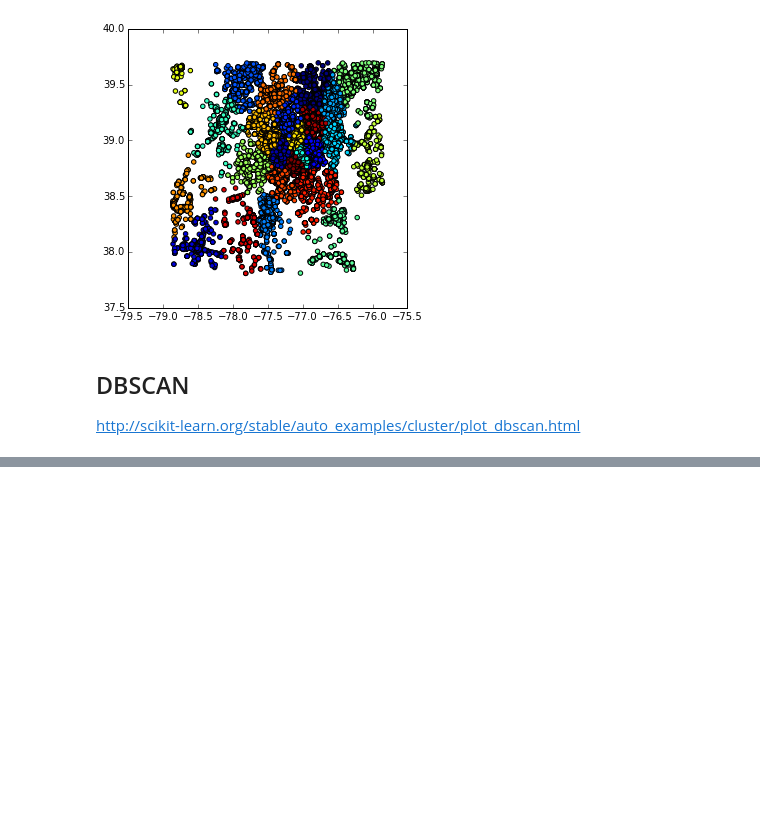
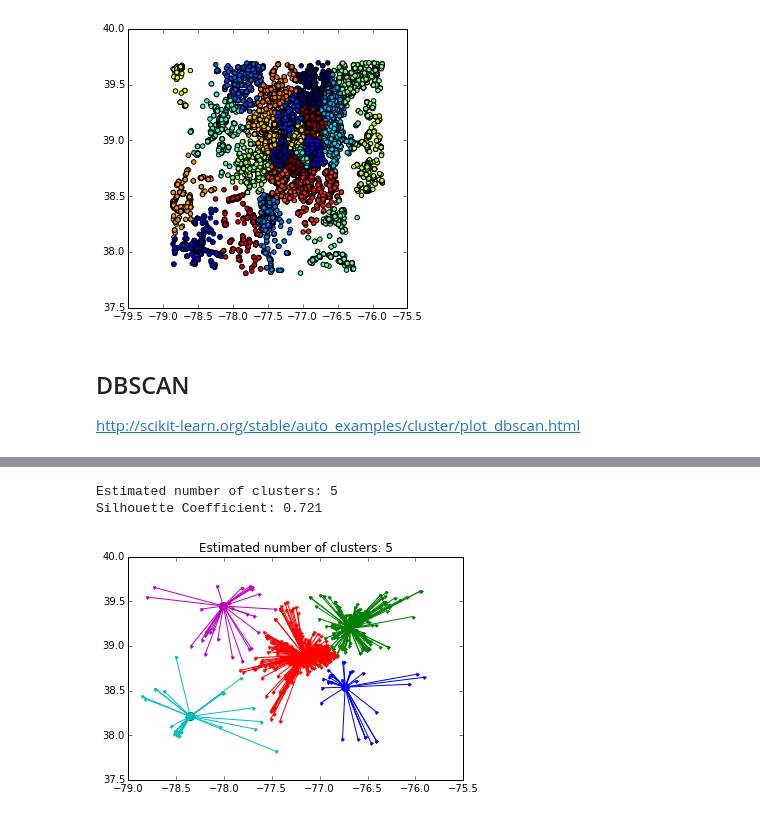
Before and after one commit to GeoBbox/geobbox, a Jupyter notebook: analysis/notebooks/Tweet-scratchpad.ipynb, the cells around one changed output, grey strips where cells are left out. Cells and saved outputs as stored; diff of their text form; code cells hidden in the pictures; blank space fills up the shorter version.

```diff
--- a/analysis/notebooks/Tweet-scratchpad.ipynb
+++ b/analysis/notebooks/Tweet-scratchpad.ipynb
@@ -179,0 +168,6 @@ plt.show()
+# %%
+compute_affinity(df, 1000)  #preference = -10
+# %% [output]
+Estimated number of clusters: 5
+Silhouette Coefficient: 0.721
+[figure, added]
```
Also changed, not shown: parts of 17 cells of this notebook.
